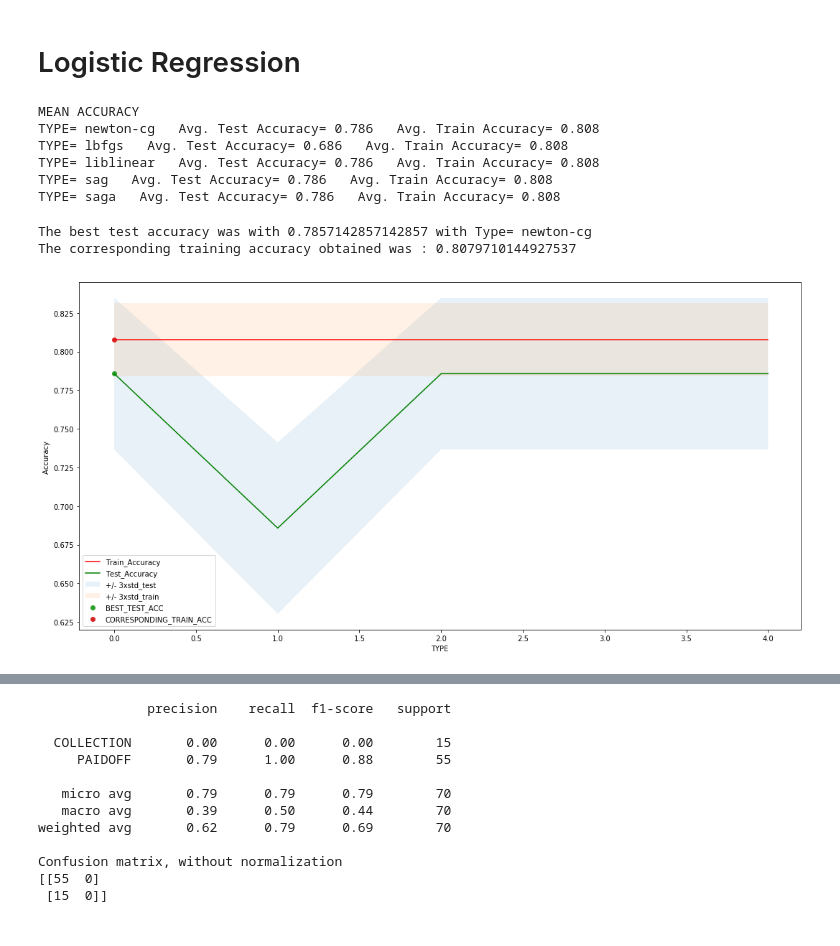
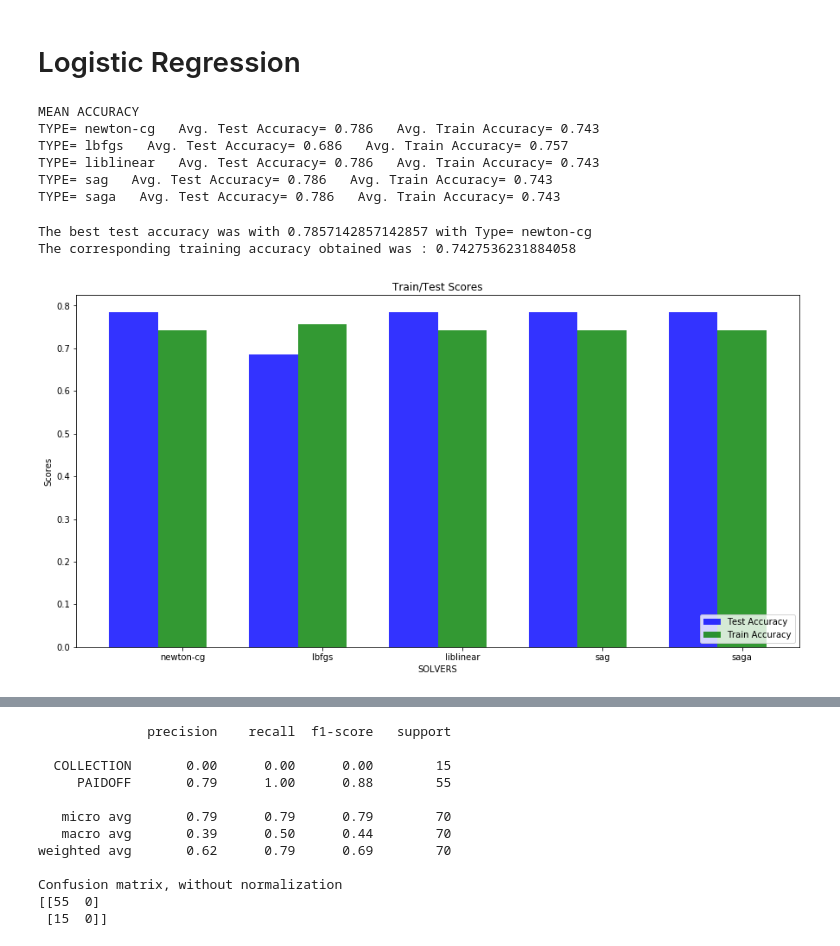
Before and after one commit to khanfarhan10/coursera-ml-capstone-project, a Jupyter notebook: ML_Project.ipynb, the cells around one changed output, grey strips where cells are left out. Cells and saved outputs as stored; diff of their text form; code cells hidden in the pictures.

```diff
--- a/ML_Project.ipynb
+++ b/ML_Project.ipynb
@@ -597,7 +597,7 @@ for n in range(length):
     clf.fit(X_train, y_train)
     yhat = clf.predict(X_test)
     mean_acc[n-1] = metrics.accuracy_score(y_test, yhat) #gets the test accuracy
-    y_pred=neigh.predict(X_train)
+    y_pred=clf.predict(X_train)
     mean_acc_train[n-1] = metrics.accuracy_score(y_train,y_pred) #gets the train accuracy
 
 
@@ -686 +686,8 @@ The corresponding training accuracy obtained was : 0.7427536231884058
+# %%
+#get the best SVM Classifier out of all
+MAX_TYPE=KERNEL_TYPES[mean_acc.argmax()]
+clf = svm.SVC(kernel=MAX_TYPE,degree=8,random_state=3)
+clf.fit(X_train, y_train)
+yhat = clf.predict(X_test)
+y_pred = clf.predict(X_train)
 # %%
@@ -777,7 +798,7 @@ for n in range(length):
     LR.fit(X_train, y_train)
     yhat = LR.predict(X_test)
     mean_acc[n-1] = metrics.accuracy_score(y_test, yhat) #gets the test accuracy
-    y_pred=neigh.predict(X_train)
+    y_pred=LR.predict(X_train)
     mean_acc_train[n-1] = metrics.accuracy_score(y_train,y_pred) #gets the train accuracy
 
 
@@ -793,36 +814,73 @@ for i in range(length):
     print("TYPE=",SOLVERS[i],"  Avg. Test Accuracy=",test_acc,"  Avg. Train Accuracy=",train_acc)
 # %% [output]
 MEAN ACCURACY
-TYPE= newton-cg   Avg. Test Accuracy= 0.786   Avg. Train Accuracy= 0.808
-TYPE= lbfgs   Avg. Test Accuracy= 0.686   Avg. Train Accuracy= 0.808
-TYPE= liblinear   Avg. Test Accuracy= 0.786   Avg. Train Accuracy= 0.808
-TYPE= sag   Avg. Test Accuracy= 0.786   Avg. Train Accuracy= 0.808
-TYPE= saga   Avg. Test Accuracy= 0.786   Avg. Train Accuracy= 0.808
+TYPE= newton-cg   Avg. Test Accuracy= 0.786   Avg. Train Accuracy= 0.743
+TYPE= lbfgs   Avg. Test Accuracy= 0.686   Avg. Train Accuracy= 0.757
+TYPE= liblinear   Avg. Test Accuracy= 0.786   Avg. Train Accuracy= 0.743
+TYPE= sag   Avg. Test Accuracy= 0.786   Avg. Train Accuracy= 0.743
+TYPE= saga   Avg. Test Accuracy= 0.786   Avg. Train Accuracy= 0.743
 # %%
-print( "The best test accuracy was with", mean_acc.max(), "with Type=", SOLVERS[mean_acc.argmax()])
-print( "The corresponding training accuracy obtained was :",mean_acc_train[mean_acc.argmax()])
+"""
+
 
 plt.figure(figsize=(15,7.5))
 #comment the figure sizeif you want a small figure size
 plt.plot(range(length),mean_acc_train,'r')
 plt.plot(range(length),mean_acc,'g')
 plt.fill_between(range(length),mean_acc - 1 * std_acc,mean_acc + 1 * std_acc, alpha=0.10)
 plt.fill_between(range(length),mean_acc_train - 1 * std_acc_train,mean_acc_train + 1 * std_acc_train, alpha=0.10)
 
 
 plt.scatter( mean_acc.argmax(),  mean_acc.max())
 plt.scatter( mean_acc.argmax(),  mean_acc_train[mean_acc.argmax()])
 #plt.annotate("BEST_TEST_ACC", ( mean_acc.argmax()+1,  mean_acc.max()))
 #plt.annotate("CORRESPONDING_TRAIN_ACC", ( mean_acc.argmax()+1,  mean_acc_train[mean_acc.argmax()]))
 
 plt.legend(('Train_Accuracy ','Test_Accuracy ', '+/- 3xstd_test','+/- 3xstd_train','BEST_TEST_ACC','CORRESPONDING_TRAIN_ACC'))
 plt.ylabel('Accuracy ')
-plt.xlabel('TYPE')
+plt.xlabel('SOLVER')
 plt.tight_layout()
 plt.show()
 
-#this plot clearly shows that initially the model does overfit
+#this plot wasn't so great
+"""
+
+print( "The best test accuracy was with", mean_acc.max(), "with Type=", SOLVERS[mean_acc.argmax()])
+print( "The corresponding training accuracy obtained was :",mean_acc_train[mean_acc.argmax()])
+
+#THIS PROVIDES A BETTER VISUALIZATION
+# data to plot
+n_groups = length
+
+
+# create plot
+
+fig, ax = plt.subplots(figsize=(15,7.5))
+index = np.arange(length)
+bar_width = 0.35
+opacity = 0.8
+
+rects1 = plt.bar(index, mean_acc, bar_width,
+alpha=opacity,
+color='b',
+label='Test Accuracy')
+
+rects2 = plt.bar(index + bar_width, mean_acc_train, bar_width,
+alpha=opacity,
+color='g',
+label='Train Accuracy')
+
+
+plt.xlabel('SOLVERS')
+plt.ylabel('Scores')
+plt.title('Train/Test Scores')
+plt.xticks(index + bar_width, SOLVERS)
+plt.legend(loc='lower right')
+
+
+#plt.tight_layout()
+plt.show()
 # %% [output]
 The best test accuracy was with 0.7857142857142857 with Type= newton-cg
-The corresponding training accuracy obtained was : 0.8079710144927537
+The corresponding training accuracy obtained was : 0.7427536231884058
-[figure, old version]
+[figure, new version]
```
Also changed, not shown: parts of 15 cells of this notebook.
